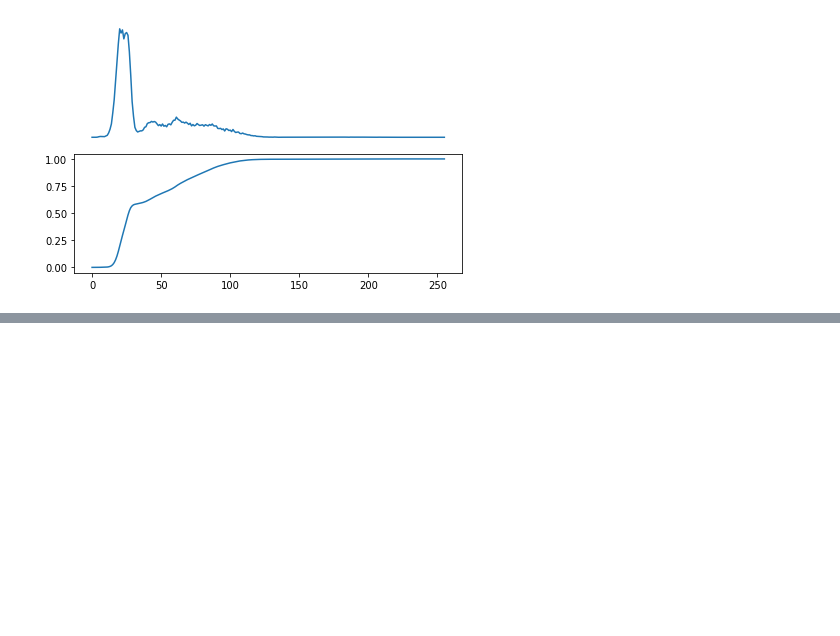
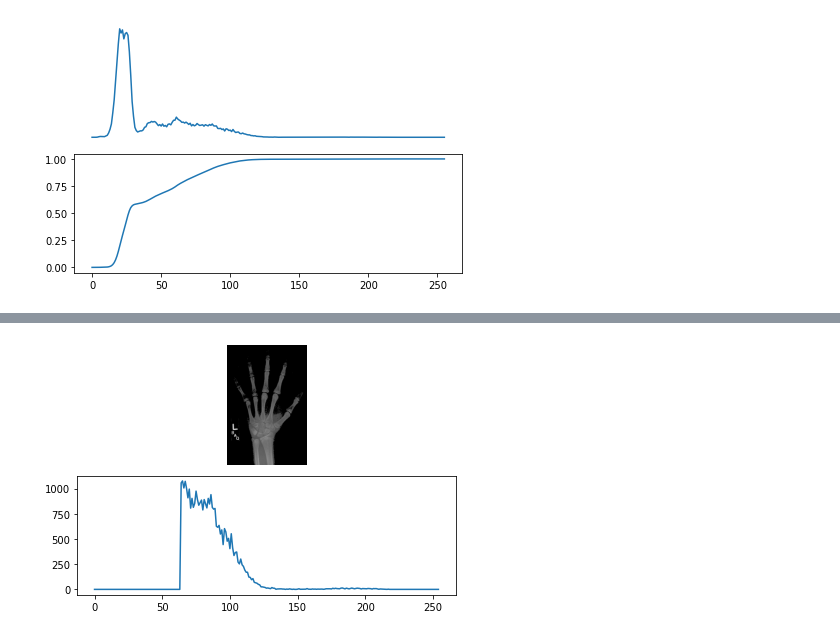
Before and after one commit to MohebZandi/Comupter_Vision, a Jupyter notebook: Biomedical_Image_Processing_Data_Camp.ipynb, the cells around one changed output, grey strips where cells are left out. Cells and saved outputs as stored; diff of their text form; code cells hidden in the pictures; blank space fills up the shorter version.

```diff
--- a/Biomedical_Image_Processing_Data_Camp.ipynb
+++ b/Biomedical_Image_Processing_Data_Camp.ipynb
@@ -337,0 +354,22 @@ format_and_render_plot()
+# %%
+# Import SciPy's "ndimage" module
+import scipy.ndimage as ndi
+
+# Load the hand radiograph
+dir = '/content/gdrive/My Drive/Video_Image_processing/'
+im = imageio.imread(dir + 'hand.png')
+
+# Screen out non-bone pixels from "im"
+mask_bone = im >= 65
+im_bone = np.where(mask_bone, im, 0)
+
+# Get the histogram of bone intensities
+hist = ndi.histogram(im_bone, min=1, max= 255, bins= 255)
+
+# Plot masked image and histogram
+fig, axes = plt.subplots(2,1)
+axes[0].imshow(im_bone, cmap= 'gray')
+axes[1].plot(hist)
+format_and_render_plot()
+# %% [output]
+[figure, added]
```
Also changed, not shown: parts of 3 cells of this notebook.
